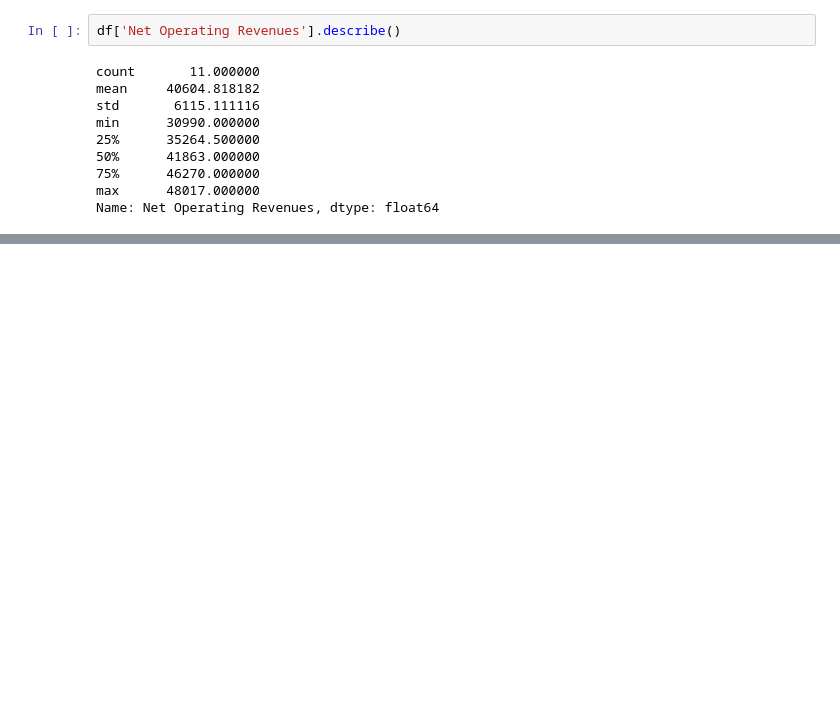
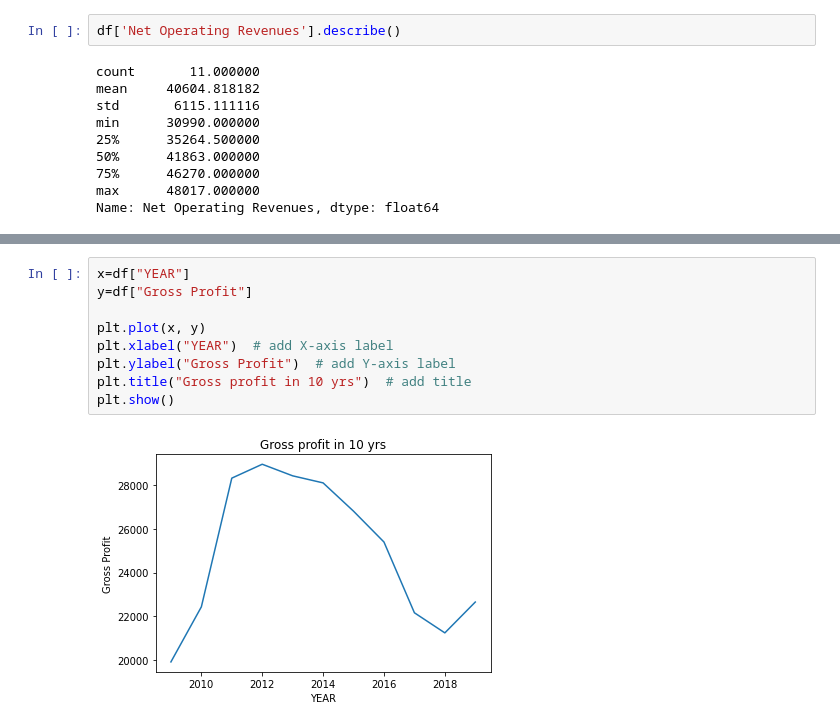
Before and after one commit to B-Karis/B-Karis, a Jupyter notebook: coca_cola.ipynb, the cells around one changed output, grey strips where cells are left out. Saved outputs shown, nothing was run; the diff lists cells and outputs as text; blank space fills up the shorter version.

```diff
--- a/coca_cola.ipynb
+++ b/coca_cola.ipynb
@@ -188,0 +190,11 @@ plt.bar(df['YEAR'], df['Gross Profit'])
+# %%
+x=df["YEAR"]
+y=df["Gross Profit"]
+
+plt.plot(x, y)
+plt.xlabel("YEAR")  # add X-axis label
+plt.ylabel("Gross Profit")  # add Y-axis label
+plt.title("Gross profit in 10 yrs")  # add title
+plt.show()
+# %% [output]
+[figure, added]
```
Also changed, not shown: parts of 15 cells of this notebook.
